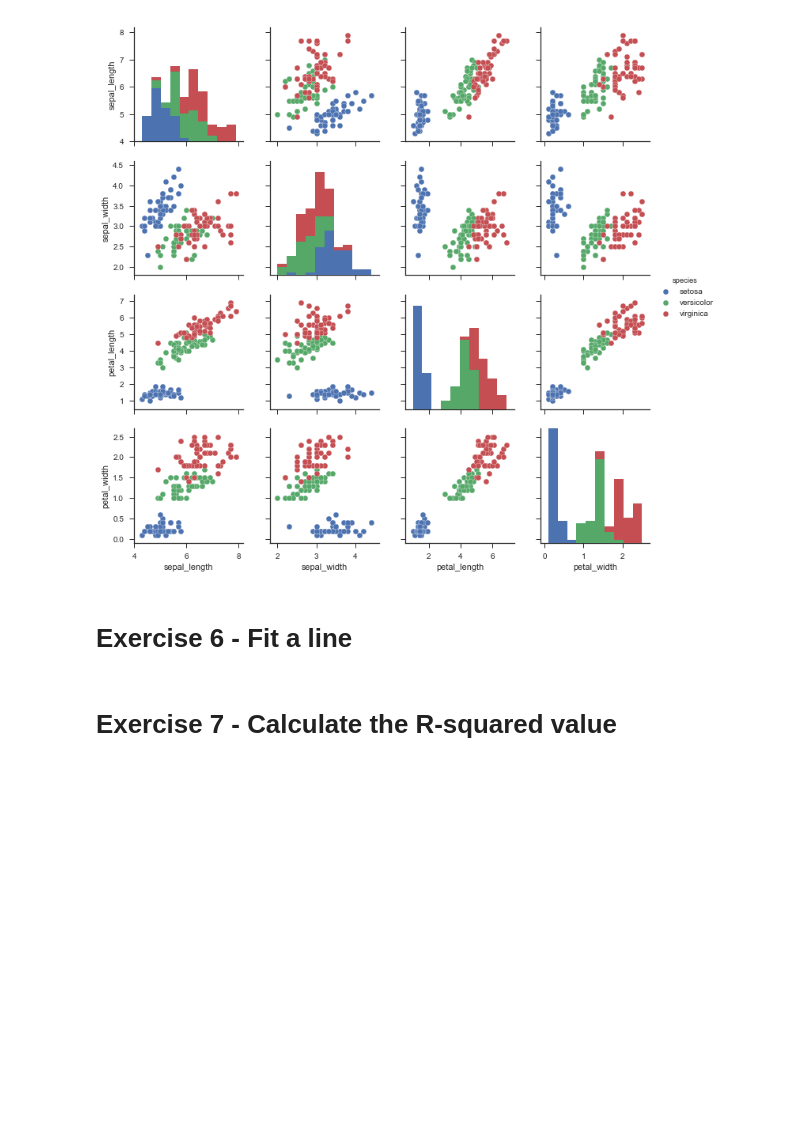
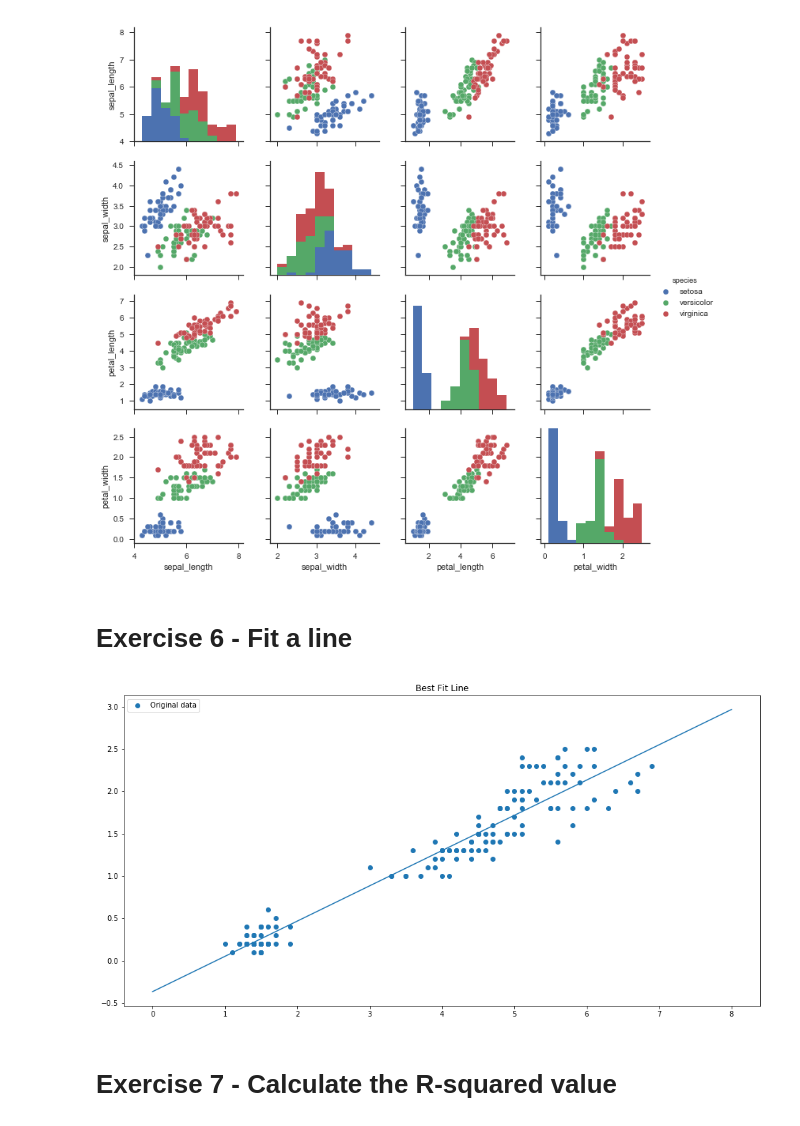
Before and after one commit to LauraForde/Jupyter-Pyplot-Numpy, a Jupyter notebook: jupyter-pyplot-numpy.ipynb, the cells around one changed output. Cells and saved outputs as stored; diff of their text form; code cells hidden in the pictures; blank space fills up the shorter version.

```diff
--- a/jupyter-pyplot-numpy.ipynb
+++ b/jupyter-pyplot-numpy.ipynb
@@ -39,0 +6,10 @@ with open(dataFile, "rt") as fi:
+# %%
+import numpy as np
+
+filename = 'Iris.csv'
+seLength, seWidth, ptLength, ptWidth = np.genfromtxt('Iris.csv', delimiter=',', usecols=(0,1,2,3), unpack=True, dtype=float)
+species = np.genfromtxt('Iris.csv', delimiter=',', usecols=(4), unpack=True, dtype=str)
+
+
+for i in range(100):
+    print('{0:.1f} {1:.1f} {2:.1f} {3:.1f} {4:s}'.format(seLength[i], seWidth[i], ptLength[i], ptWidth[i], species[i]))
@@ -75,6 +69,22 @@ sea.plt.show()
 [figure]
 # %% [markdown]
 # Exercise 6 - Fit a line
+# %%
+w, d = np.array(ptLength), np.array(ptWidth)
+
+pl.rcParams['figure.figsize'] = (16,8)
+pl.title('Best Fit Line')
+
+i = np.linspace(0,8,1000)
+pl.scatter(w, d, label='Original data')
+v = np.polyfit(w,d,1)
+line = v[0]*i+v[1]
+pl.plot(i,line)
+
+pl.legend()
+pl.show()
+# %% [output]
+[figure, added]
 # %% [markdown]
 # Exercise 7 - Calculate the R-squared value
 # %% [markdown]
```
Also changed, not shown: parts of 2 cells of this notebook.
